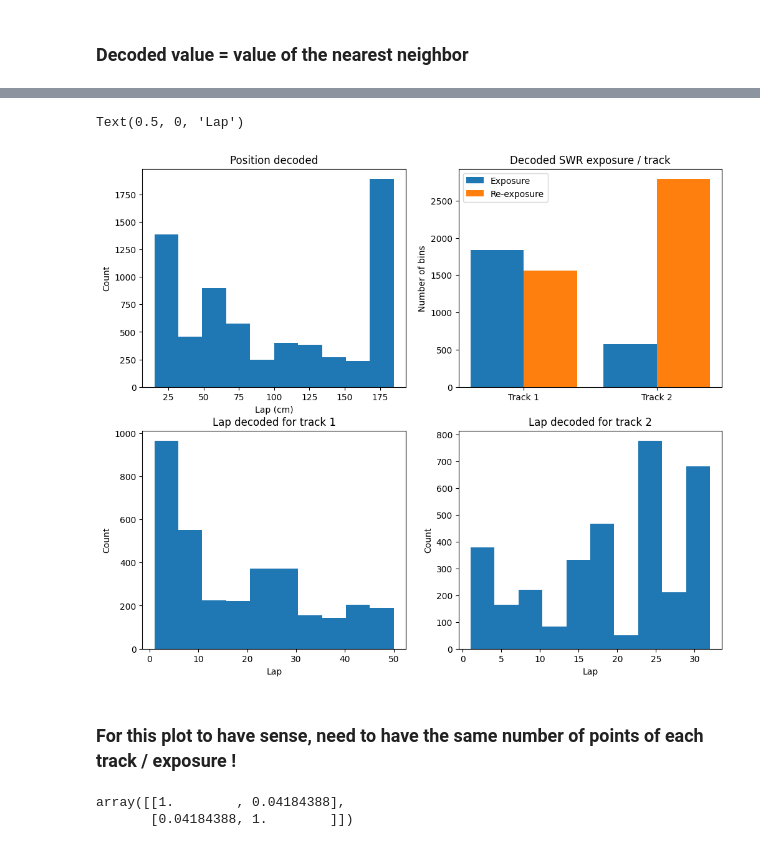
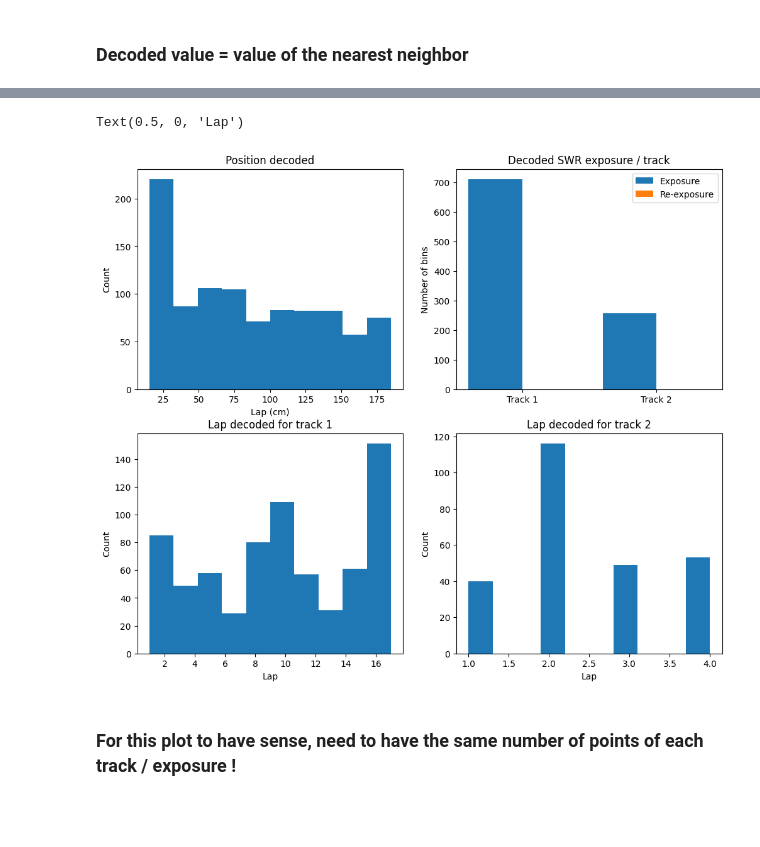
Before and after one commit to bendor-lab/Representational_drift_and_replay_analysis, a Jupyter notebook: Dimension Reduction/UMAP/doubleTrackProjection.ipynb, the cells around one changed output, grey strips where cells are left out. Cells and saved outputs as stored; diff of their text form; code cells hidden in the pictures; blank space fills up the shorter version.

```diff
--- a/Dimension Reduction/UMAP/doubleTrackProjection.ipynb
+++ b/Dimension Reduction/UMAP/doubleTrackProjection.ipynb
@@ -15,6 +15,8 @@ def z_score(X):
 d = pd.read_csv(r"doubleTrackData.csv")
 
 data = d.dropna()
+
+data = data[data["exposure"] == 1]
 
 allGoodCol = data.columns
 allGoodCol = list(allGoodCol)
@@ -84,7 +86,7 @@ fig.show()
 # %%
 # Load the replay data - MAKE SURE IT'S THE SAME ANIMAL !
 
-dRep = pd.read_csv(r"replayDataDec.csv")
+dRep = pd.read_csv(r"replayDataShuffled.csv")
 dataRep = dRep.dropna()
 allGoodColRep = dataRep.columns
 allGoodColRep = list(allGoodColRep)
@@ -97,7 +97,7 @@ KeyError: "['c1', 'c4', 'c9', 'c15', 'c17', 'c19', 'c20', 'c22', 'c23', 'c26', '
 # %%
 dfRep = pd.DataFrame(embeddingRep, columns=['x1', 'x2', 'x3'])
 dfRep["t"] = dRep["binEdges"]
-dfRep["order"] = dRep["order"]
+dfRep["track"] = dRep["track"]
 # %%
 import plotly.graph_objects as go
 # %%
@@ -127,16 +127,16 @@ minIndex = np.argmin(distMat, axis = 1)
 
 # Now we retrieve the position of the closest point
 x = df["x"].values
-dfRep["x"] = x[minIndex]
+dfRep["dx"] = x[minIndex]
 
 # We retrieve the exposure of the closest point
 exposure = df["exposure"].values
-dfRep["exposure"] = exposure[minIndex]
+dfRep["dexposure"] = exposure[minIndex]
 
 # We retrieve the lap of the closest point
 lap = df["lap"].values
-dfRep["lap"] = lap[minIndex]
+dfRep["dlap"] = lap[minIndex]
 
 # We retrieve the track of the closest point
 track = df["track"].values
-dfRep["track"] = track[minIndex]
+dfRep["dtrack"] = track[minIndex]
@@ -146,7 +157,7 @@ dfRep["track"] = track[minIndex]
 plt.figure(figsize=(12, 10))  # Increase the width to 12 inches and height to 6 inches
 
 plt.subplot(2, 2, 1)
-plt.hist(dfRep["x"])
+plt.hist(dfRep["dx"])
 plt.title("Position decoded")
 plt.ylabel("Count")
 plt.xlabel("Lap (cm)")
@@ -155,47 +166,42 @@ plt.xlabel("Lap (cm)")
 
 plt.subplot(2, 2, 2)
 
-nbRepExpT1 = len(dfRep["exposure"][(dfRep["track"] == 1) & (dfRep["exposure"] == 1)])
-nbRepReExpT1 = len(dfRep["exposure"][(dfRep["track"] == 1) & (dfRep["exposure"] == 2)])
-nbRepExpT2 = len(dfRep["exposure"][(dfRep["track"] == 2) & (dfRep["exposure"] == 1)])
-nbRepReExpT2 = len(dfRep["exposure"][(dfRep["track"] == 2) & (dfRep["exposure"] == 2)])
+nbRepExpT1 = len(dfRep["dexposure"][(dfRep["dtrack"] == 1) & (dfRep["dexposure"] == 1)])
+nbRepReExpT1 = len(dfRep["dexposure"][(dfRep["dtrack"] == 1) & (dfRep["dexposure"] == 2)])
+nbRepExpT2 = len(dfRep["dexposure"][(dfRep["dtrack"] == 2) & (dfRep["dexposure"] == 1)])
+nbRepReExpT2 = len(dfRep["dexposure"][(dfRep["dtrack"] == 2) & (dfRep["dexposure"] == 2)])
 
 # Define the labels for the bars
 labels = ['Track 1', 'Track 2']
 
 # Define the heights of the bars
 left_bars = [nbRepExpT1, nbRepExpT2]
 right_bars = [nbRepReExpT1, nbRepReExpT2]
 
 # Define the Laps for the bars on the x-axis
 x = np.arange(len(labels))
 rects1 = plt.bar(x - 0.2, left_bars, 0.4, label='Exposure')
 rects2 = plt.bar(x + 0.2, right_bars, 0.4, label='Re-exposure')
 
 # Add labels, title and custom x-axis tick labels, etc.
 plt.ylabel('Number of bins')
 plt.title('Decoded SWR exposure / track')
 plt.xticks(x, labels)
 plt.legend()
 
 plt.subplot(2, 2, 3)
-plt.hist(dfRep[dfRep["track"] == 1]["lap"])
+plt.hist(dfRep[dfRep["dtrack"] == 1]["dlap"])
 plt.title("Lap decoded for track 1")
 plt.ylabel("Count")
 plt.xlabel("Lap")
 
 plt.subplot(2, 2, 4)
-plt.hist(dfRep[dfRep["track"] == 2]["lap"])
+plt.hist(dfRep[dfRep["dtrack"] == 2]["dlap"])
 plt.title("Lap decoded for track 2")
 plt.ylabel("Count")
 plt.xlabel("Lap")
 # %% [output]
 Text(0.5, 0, 'Lap')
-[figure, old version]
+[figure, new version]
 # %% [markdown]
 ### For this plot to have sense, need to have the same number of points of each track / exposure !
-# %%
-np.corrcoef(dRep["id"], dfRep["exposure"])
-# %% [output]
-array([[1.        , 0.04184388],
-       [0.04184388, 1.        ]])
```
Also changed, not shown: parts of 9 cells of this notebook, 16 other files.
